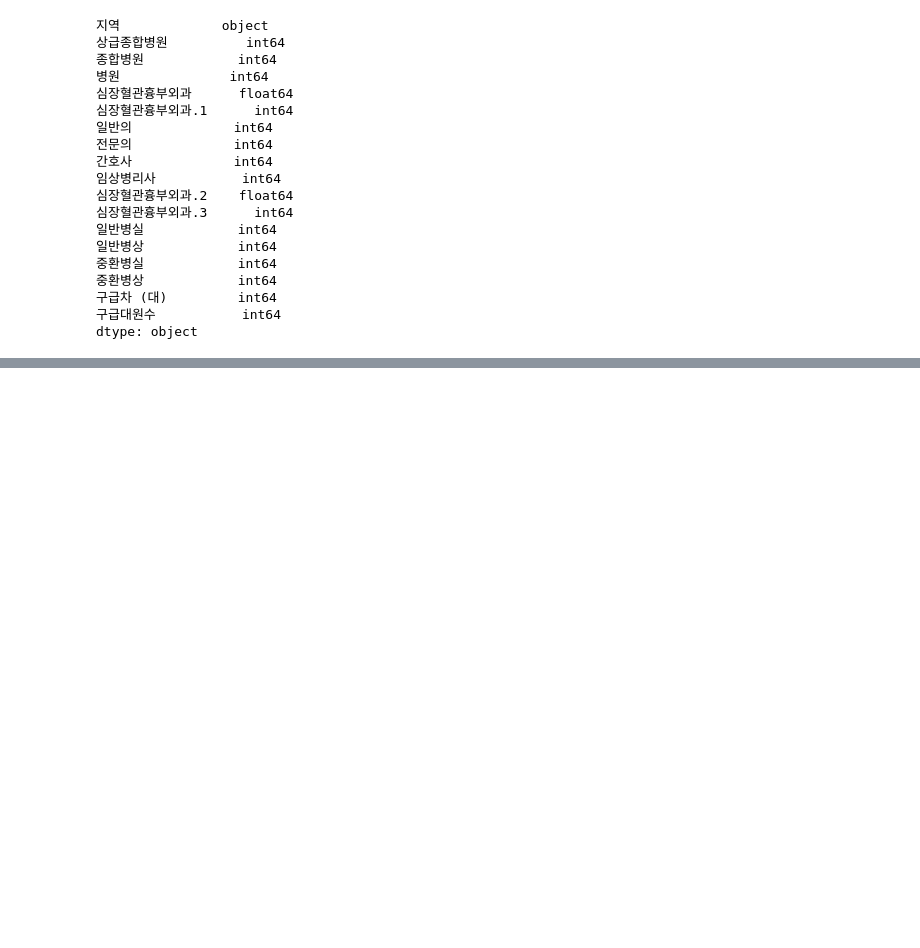
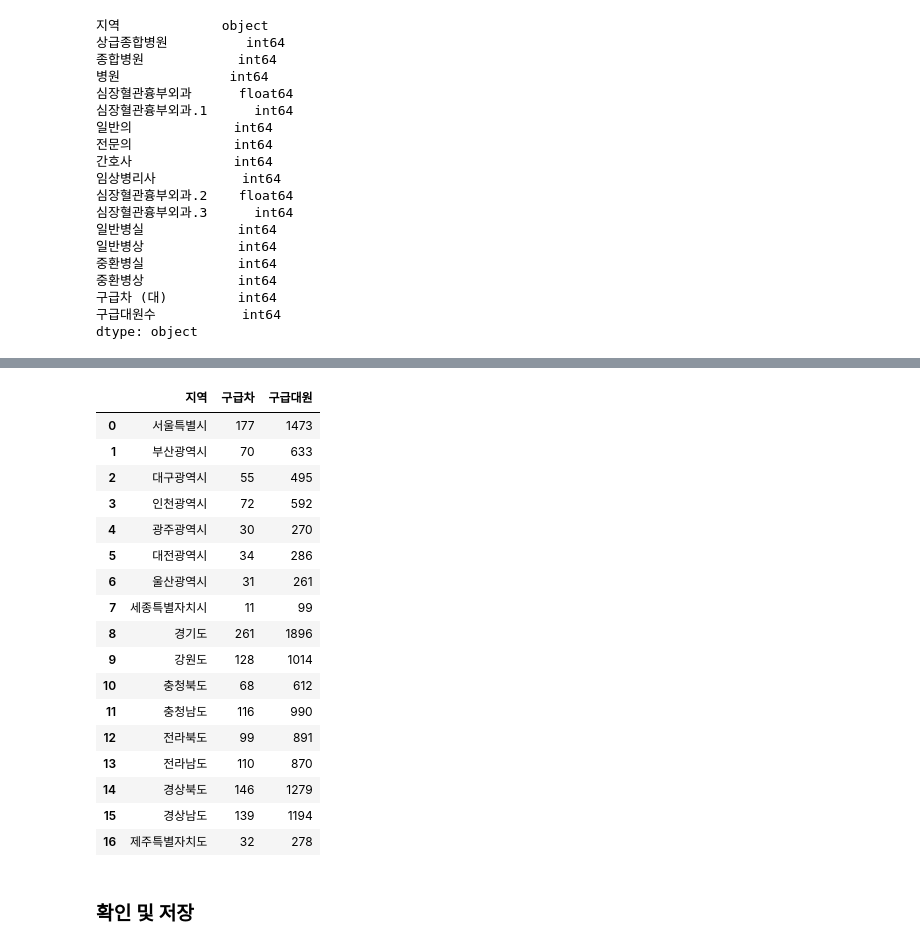
Before and after one commit to Park-Min-Jeong/BigDataProject-ProjectName, a Jupyter notebook: 1 data preprocess/Data Final.ipynb, the cells around one changed output, grey strips where cells are left out. Saved outputs shown, nothing was run; the diff lists cells and outputs as text; code cells hidden in the pictures; blank space fills up the shorter version.

```diff
--- a/1 data preprocess/Data Final.ipynb
+++ b/1 data preprocess/Data Final.ipynb
@@ -265,0 +339,41 @@ dtype: object
+# %%
+df = pd.read_excel("./rawdata/119_구급대_현황_20221220173712.xls", skiprows=1)
+# %%
+temp = df[["본부별(1)", "운영구급차 (대)", "구급대원 (명)"]].drop([0, 1, 2, 21, 22], axis=0)
+
+# 타입 변환
+temp[["운영구급차 (대)", "구급대원 (명)"]] = temp[["운영구급차 (대)", "구급대원 (명)"]].astype("int64")
+
+# 컬럼명 변환
+temp.columns = ["지역", "구급차", "구급대원"]
+
+# reset index
+temp.reset_index(drop=True, inplace=True)
+
+# 창원 + 경남 -> 경남
+temp.iloc[15, 1:] = temp.iloc[15, 1:] + temp.iloc[17, 1:]
+temp.drop([17], axis=0, inplace=True)
+
+# 제주도 -> 제주특별자치도
+temp["지역"].replace({"제주도": "제주특별자치도"}, inplace=True)
+
+temp
+# %% [output]
+|  | 지역 | 구급차 | 구급대원 |
+| 0 | 서울특별시 | 177 | 1473 |
+| 1 | 부산광역시 | 70 | 633 |
+| 2 | 대구광역시 | 55 | 495 |
+| 3 | 인천광역시 | 72 | 592 |
+| 4 | 광주광역시 | 30 | 270 |
+| 5 | 대전광역시 | 34 | 286 |
+| 6 | 울산광역시 | 31 | 261 |
+| 7 | 세종특별자치시 | 11 | 99 |
+| 8 | 경기도 | 261 | 1896 |
+| 9 | 강원도 | 128 | 1014 |
+| 10 | 충청북도 | 68 | 612 |
+| 11 | 충청남도 | 116 | 990 |
+| 12 | 전라북도 | 99 | 891 |
+| 13 | 전라남도 | 110 | 870 |
+| 14 | 경상북도 | 146 | 1279 |
+| 15 | 경상남도 | 139 | 1194 |
+| 16 | 제주특별자치도 | 32 | 278 |
@@ -265,0 +384,2 @@ dtype: object
+# %% [markdown]
+### 확인 및 저장
```
Also changed, not shown: parts of 26 cells of this notebook, 1 other file.
